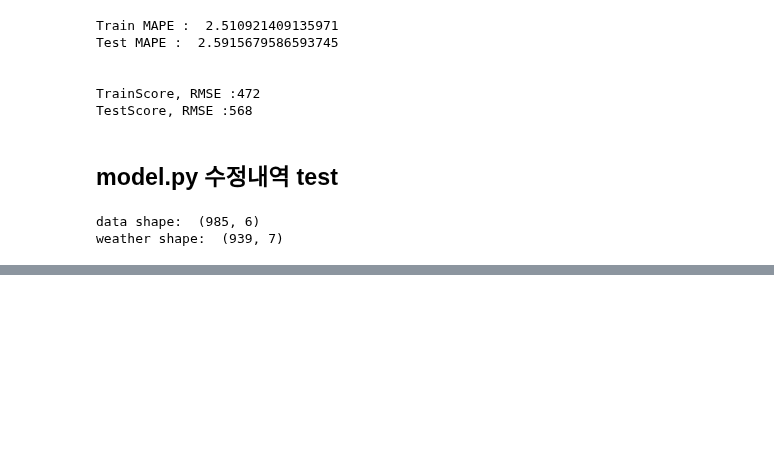
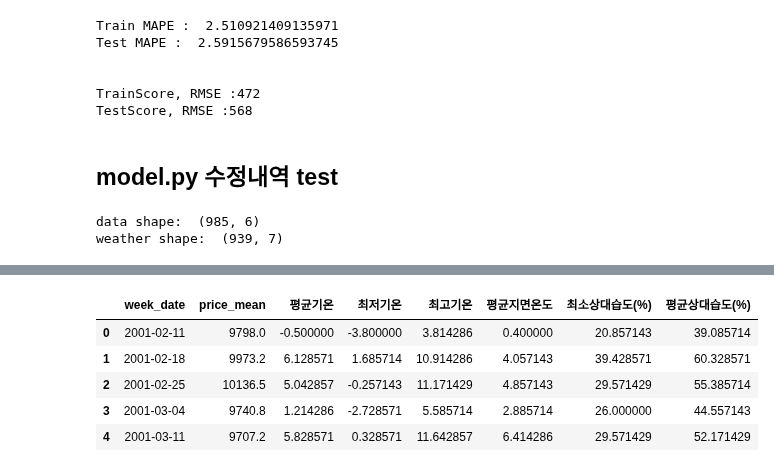
Before and after one commit to DSC-SCH/livestock-solution-project, a Jupyter notebook: Modeling/LSTM_organized.ipynb, the cells around one changed output, grey strips where cells are left out. Drawn from its saved outputs; the diff is of its cells as text; code cells hidden in the pictures; blank space fills up the shorter version.

```diff
--- a/Modeling/LSTM_organized.ipynb
+++ b/Modeling/LSTM_organized.ipynb
@@ -353,6 +353,16 @@ data.head()
 | 2 | 2001-02-25 | 10136.5 | 5.042857 | -0.257143 | 11.171429 | 4.857143 | 29.571429 | 55.385714 |
 | 3 | 2001-03-04 | 9740.8 | 1.214286 | -2.728571 | 5.585714 | 2.885714 | 26.000000 | 44.557143 |
 | 4 | 2001-03-11 | 9707.2 | 5.828571 | 0.328571 | 11.642857 | 6.414286 | 29.571429 | 52.171429 |
+# %%
+data = data.rename(columns={'주간날짜':'week_date','한우 평균경매 금액_주간평균':'price_mean'})
+data.head()
+# %% [output]
+|  | week_date | price_mean | 평균기온 | 최저기온 | 최고기온 | 평균지면온도 | 최소상대습도(%) | 평균상대습도(%) |
+| 0 | 2001-02-11 | 9798.0 | -0.500000 | -3.800000 | 3.814286 | 0.400000 | 20.857143 | 39.085714 |
+| 1 | 2001-02-18 | 9973.2 | 6.128571 | 1.685714 | 10.914286 | 4.057143 | 39.428571 | 60.328571 |
+| 2 | 2001-02-25 | 10136.5 | 5.042857 | -0.257143 | 11.171429 | 4.857143 | 29.571429 | 55.385714 |
+| 3 | 2001-03-04 | 9740.8 | 1.214286 | -2.728571 | 5.585714 | 2.885714 | 26.000000 | 44.557143 |
+| 4 | 2001-03-11 | 9707.2 | 5.828571 | 0.328571 | 11.642857 | 6.414286 | 29.571429 | 52.171429 |
 # %%
 # import library
 # python 3.7.7 version
```
Also changed, not shown: parts of 1 cell of this notebook, 1 other file.
